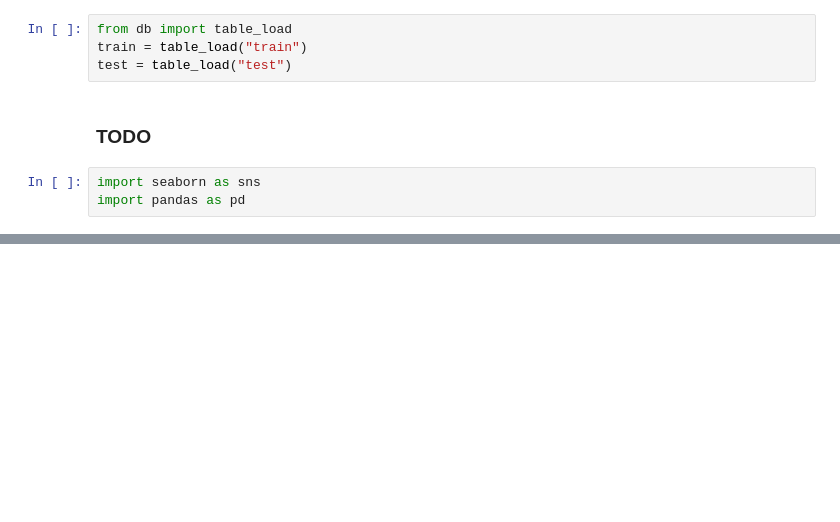
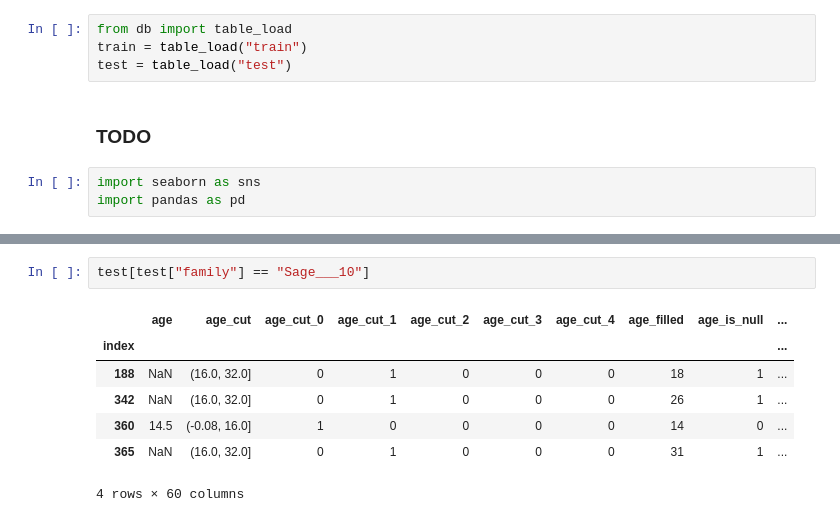
Before and after one commit to kiccho1101/kaggle-base, a Jupyter notebook: notebook/features.ipynb, the cells around one changed output, grey strips where cells are left out. Drawn from its saved outputs; the diff is of its cells as text; blank space fills up the shorter version.

```diff
--- a/notebook/features.ipynb
+++ b/notebook/features.ipynb
@@ -46,0 +85,10 @@ Name: survived, dtype: int64
+# %%
+test[test["family"] == "Sage___10"]
+# %% [output]
+|  | age | age_cut | age_cut_0 | age_cut_1 | age_cut_2 | age_cut_3 | age_cut_4 | age_filled | age_is_null | ... |
+| index |  |  |  |  |  |  |  |  |  | ... |
+| 188 | NaN | (16.0, 32.0] | 0 | 1 | 0 | 0 | 0 | 18 | 1 | ... |
+| 342 | NaN | (16.0, 32.0] | 0 | 1 | 0 | 0 | 0 | 26 | 1 | ... |
+| 360 | 14.5 | (-0.08, 16.0] | 1 | 0 | 0 | 0 | 0 | 14 | 0 | ... |
+| 365 | NaN | (16.0, 32.0] | 0 | 1 | 0 | 0 | 0 | 31 | 1 | ... |
+4 rows × 60 columns
```
Also changed, not shown: parts of 5 cells of this notebook, 18 other files.
